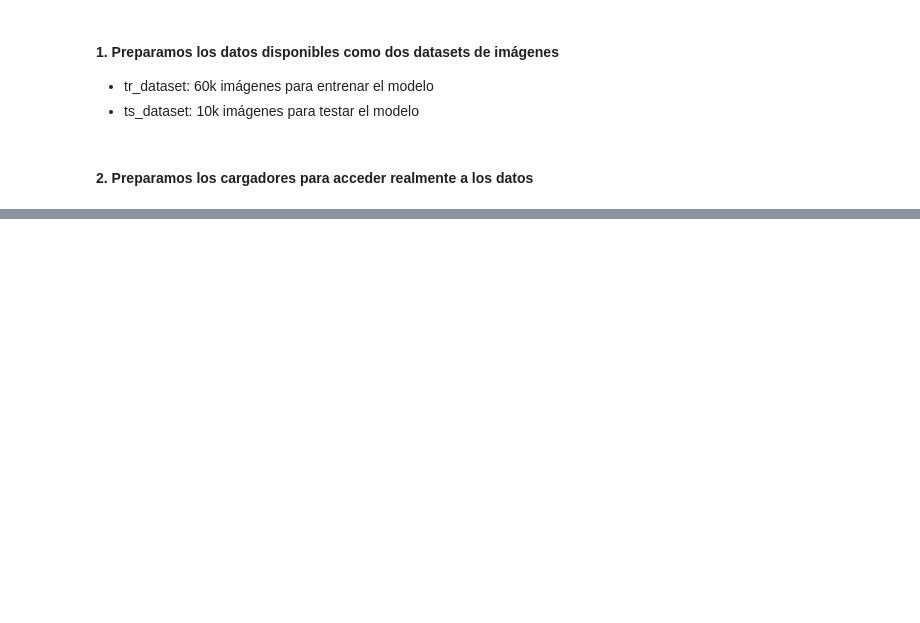
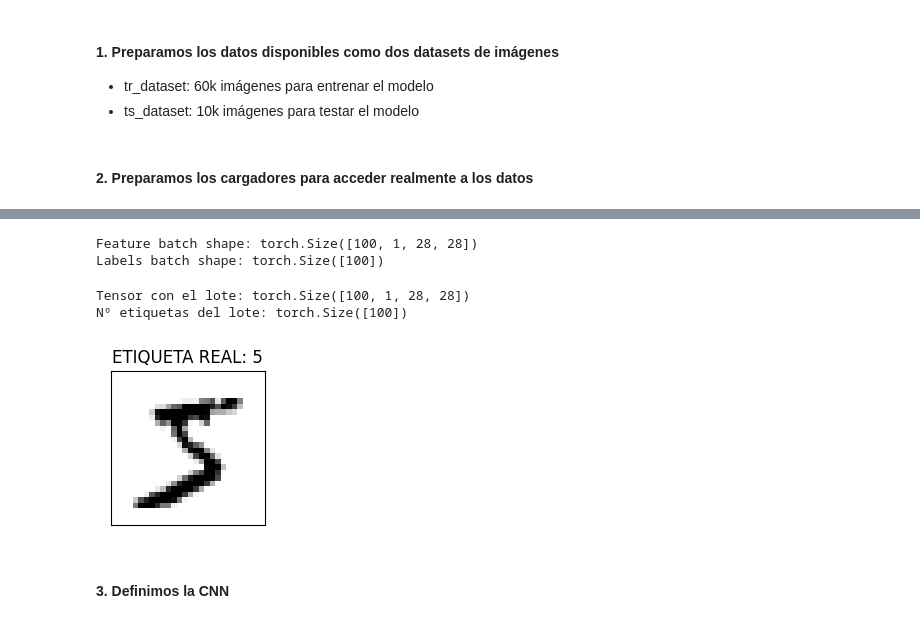
Before and after one commit to eugesu/DL-PYTORCH, a Jupyter notebook: 4_cnn_MNIST.ipynb, the cells around one changed output, grey strips where cells are left out. Drawn from its saved outputs; the diff is of its cells as text; code cells hidden in the pictures; blank space fills up the shorter version.

```diff
--- a/4_cnn_MNIST.ipynb
+++ b/4_cnn_MNIST.ipynb
@@ -15,7 +24,9 @@ import idx2numpy
 # Datos para entrenamiento
 tr_imagefile = './data/MNIST/raw/train-images-idx3-ubyte'
 tr_labelfile = './data/MNIST/raw/train-labels-idx1-ubyte'
-
 # Datos de test
 ts_imagefile = './data/MNIST/raw/t10k-images-idx3-ubyte'
 ts_labelfile = './data/MNIST/raw/t10k-labels-idx1-ubyte'
+# Crea los datasets de tr y ts
+tr_dataset = util_mlp_cnn_ESU23.MiDataset(tr_imagefile, tr_labelfile)
+ts_dataset = util_mlp_cnn_ESU23.MiDataset(ts_imagefile, ts_labelfile)
@@ -436,0 +35,37 @@ plt.show()
+# %%
+# Define TAMAÑO DEL LOTE y crea los cargadores de datos
+batch_size = 100
+
+train_loader = torch.utils.data.DataLoader(dataset=tr_dataset,
+                                           batch_size = batch_size,
+                                           shuffle = False)  # normalmente a True
+test_loader = torch.utils.data.DataLoader(dataset=ts_dataset,
+                                           batch_size = batch_size,
+                                           shuffle = False)
+
+train_features, train_labels = next(iter(train_loader))
+print(f"Feature batch shape: {train_features.size()}")
+print(f"Labels batch shape: {train_labels.size()}")
+# %% [output]
+Feature batch shape: torch.Size([100, 1, 28, 28])
+Labels batch shape: torch.Size([100])
+# %%
+# prueba que está todo ok
+train_imgs, train_labels = next(iter(train_loader))
+print(f"Tensor con el lote: {train_imgs.size()}")
+print(f"Nº etiquetas del lote: {train_labels.size()}")
+
+img_prueba = train_imgs[0].squeeze()
+label_img_prueba = train_labels[0]
+
+fig = plt.figure(1,figsize=(2, 2))
+plt.imshow(img_prueba, cmap="binary")
+plt.xticks([]); plt.yticks([])
+plt.title(f'ETIQUETA REAL: {label_img_prueba}')
+plt.show()
+# %% [output]
+Tensor con el lote: torch.Size([100, 1, 28, 28])
+Nº etiquetas del lote: torch.Size([100])
+[figure, added]
+# %% [markdown]
+#### 3. Definimos la CNN
```
Also changed, not shown: parts of 41 cells of this notebook, 9 other files.
